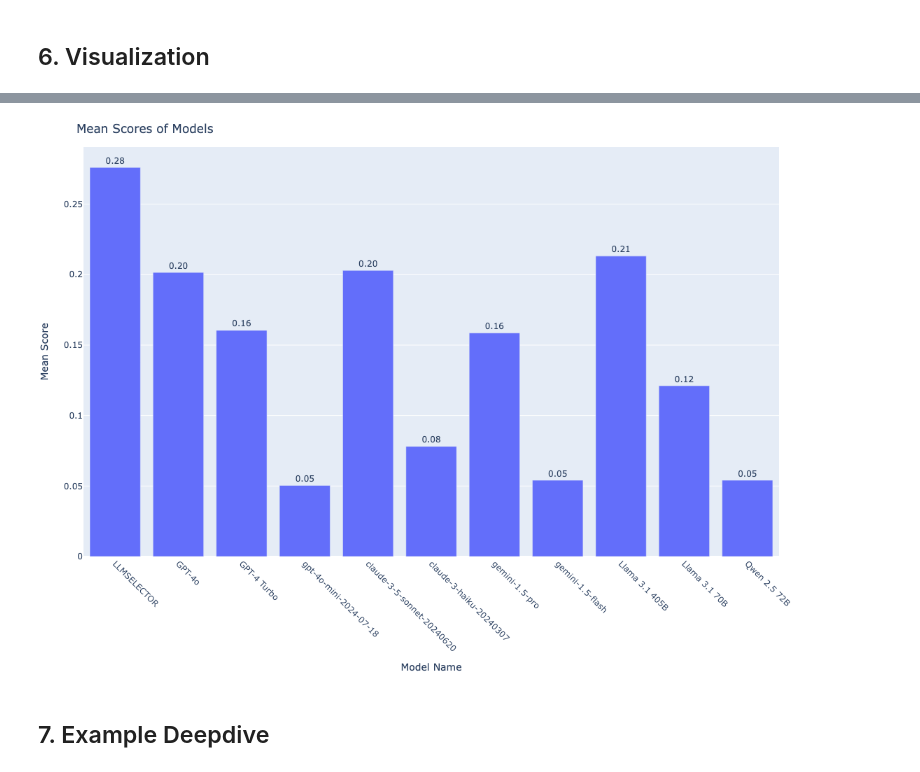
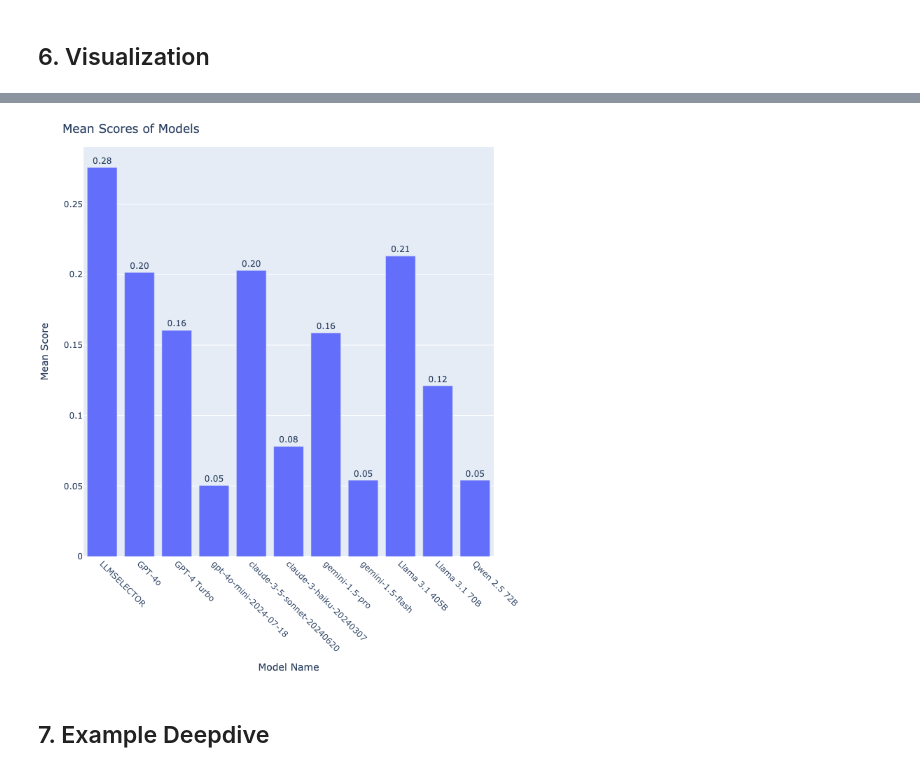
Before and after one commit to nbiish/OLLAMASELECTOR, a Jupyter notebook: example/Debate_SimpleQA.ipynb, the cells around one changed output, grey strips where cells are left out. Saved outputs shown, nothing was run; the diff lists cells and outputs as text; code cells hidden in the pictures.

```diff
--- a/example/Debate_SimpleQA.ipynb
+++ b/example/Debate_SimpleQA.ipynb
@@ -116,5 +116,5 @@ name_map = {'gpt-4o-2024-05-13': 'GPT-4o',
           }
 results['Name'] = results['Name'].replace(name_map)
 # %%
-visualize_scores(results)
+visualize_scores(results).show(renderer="png")
 # %% [output]
@@ -122,4 +121,4 @@ visualize_scores(results)
-[figure, old version]
+[figure, new version]
 # %% [markdown]
 ## 7. Example Deepdive
 # %%
```
Also changed, not shown: parts of 1 cell of this notebook.
